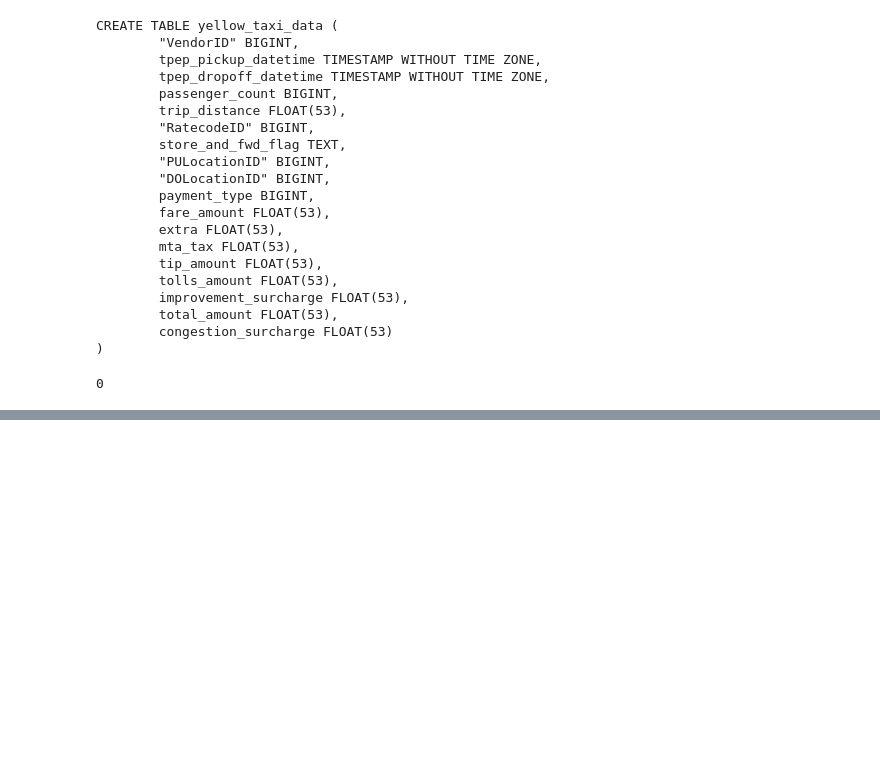
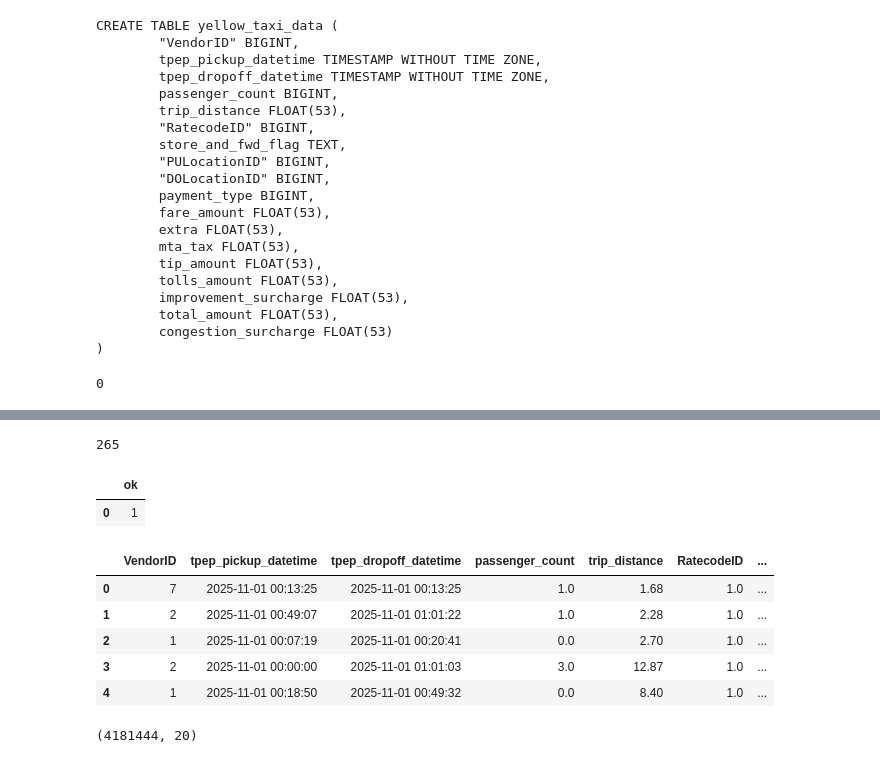
Before and after one commit to lesssweet121/docker-workshop, a Jupyter notebook: notebook.ipynb, the cells around one changed output, grey strips where cells are left out. Saved outputs shown, nothing was run; the diff lists cells and outputs as text; code cells hidden in the pictures; blank space fills up the shorter version.

```diff
--- a/notebook.ipynb
+++ b/notebook.ipynb
@@ -194,0 +193,40 @@ for df_chunk in tqdm(df_iter):
+# %%
+df_zones.to_sql(
+    name="zones",
+    con=engine,
+    if_exists="replace",
+    index=False
+)
+# %% [output]
+265
+# %%
+from sqlalchemy import create_engine
+import pandas as pd
+
+engine = create_engine(
+    "postgresql+psycopg://root:root@localhost:5432/ny_taxi"
+)
+
+pd.read_sql("SELECT 1 AS ok;", engine)
+# %% [output]
+|  | ok |
+| 0 | 1 |
+# %%
+
+
+df_Nov2025 = pd.read_parquet(
+    "https://d37ci6vzurychx.cloudfront.net/trip-data/yellow_tripdata_2025-11.parquet"
+)
+
+df_Nov2025.head()
+# %% [output]
+|  | VendorID | tpep_pickup_datetime | tpep_dropoff_datetime | passenger_count | trip_distance | RatecodeID | ... |
+| 0 | 7 | 2025-11-01 00:13:25 | 2025-11-01 00:13:25 | 1.0 | 1.68 | 1.0 | ... |
+| 1 | 2 | 2025-11-01 00:49:07 | 2025-11-01 01:01:22 | 1.0 | 2.28 | 1.0 | ... |
+| 2 | 1 | 2025-11-01 00:07:19 | 2025-11-01 00:20:41 | 0.0 | 2.70 | 1.0 | ... |
+| 3 | 2 | 2025-11-01 00:00:00 | 2025-11-01 01:01:03 | 3.0 | 12.87 | 1.0 | ... |
+| 4 | 1 | 2025-11-01 00:18:50 | 2025-11-01 00:49:32 | 0.0 | 8.40 | 1.0 | ... |
+# %%
+df_Nov2025.shape
+# %% [output]
+(4181444, 20)
```
Also changed, not shown: parts of 10 cells of this notebook, 15 other files.
